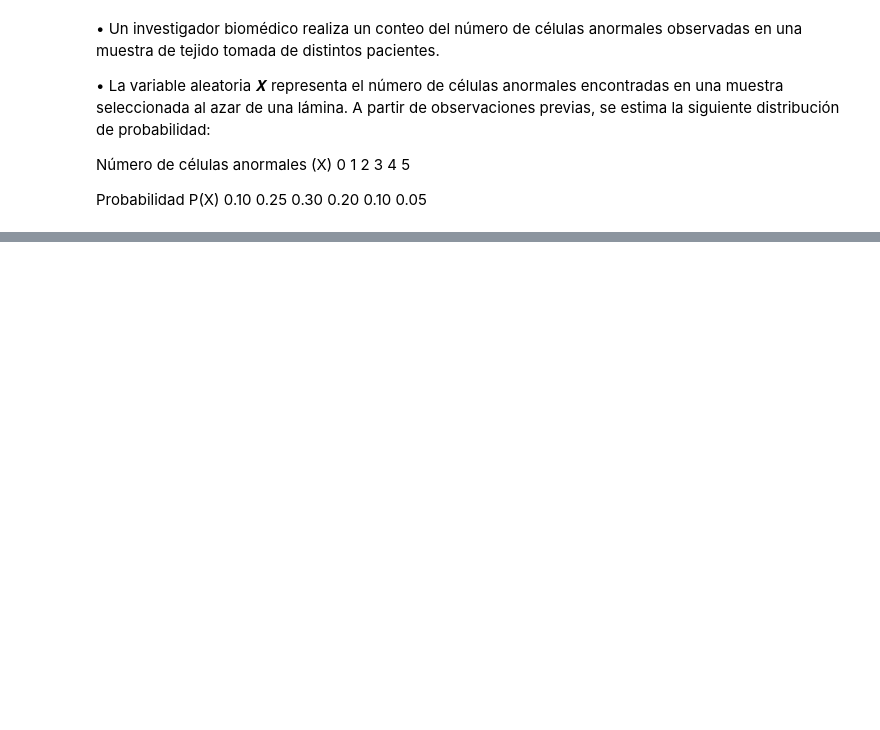
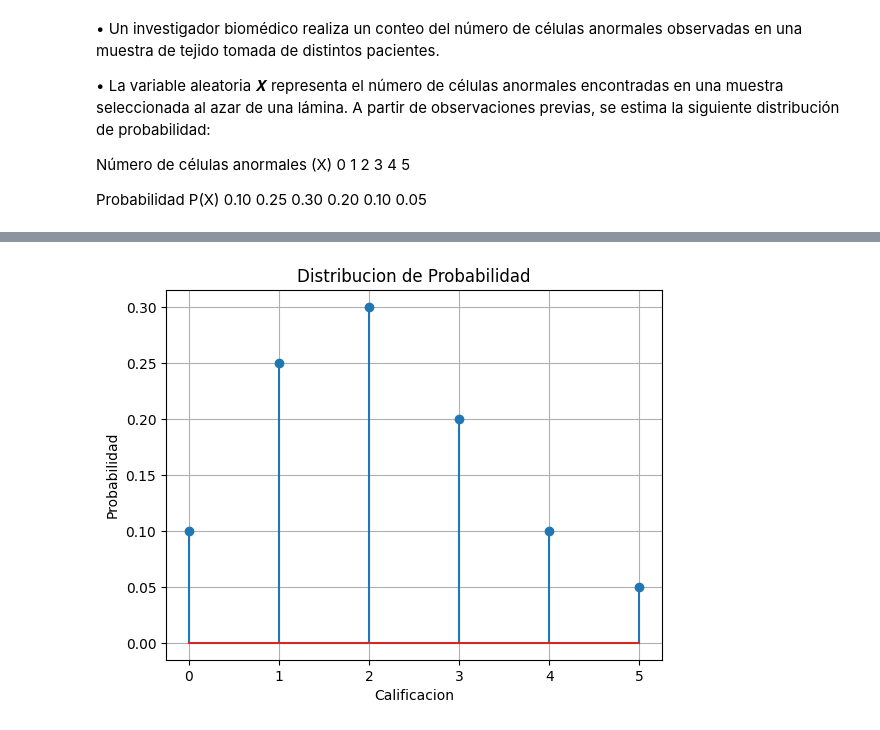
Before and after one commit to Leonardo-Leal-Salazar/Probabilidad1, a Jupyter notebook: Unidad3/Practica6_U3.ipynb, the cells around one changed output, grey strips where cells are left out. Saved outputs shown, nothing was run; the diff lists cells and outputs as text; code cells hidden in the pictures; blank space fills up the shorter version.

```diff
--- a/Unidad3/Practica6_U3.ipynb
+++ b/Unidad3/Practica6_U3.ipynb
@@ -20,0 +86,10 @@ Probabilidad P(X) 0.10 0.25 0.30 0.20 0.10 0.05
+# %%
+# Grafica distribucion
+plt.stem(n,p)
+plt.title("Distribucion de Probabilidad")
+plt.xlabel("Calificacion")
+plt.ylabel("Probabilidad")
+plt.grid(True)
+plt.show()
+# %% [output]
+[figure, added]
```
Also changed, not shown: parts of 7 cells of this notebook.
